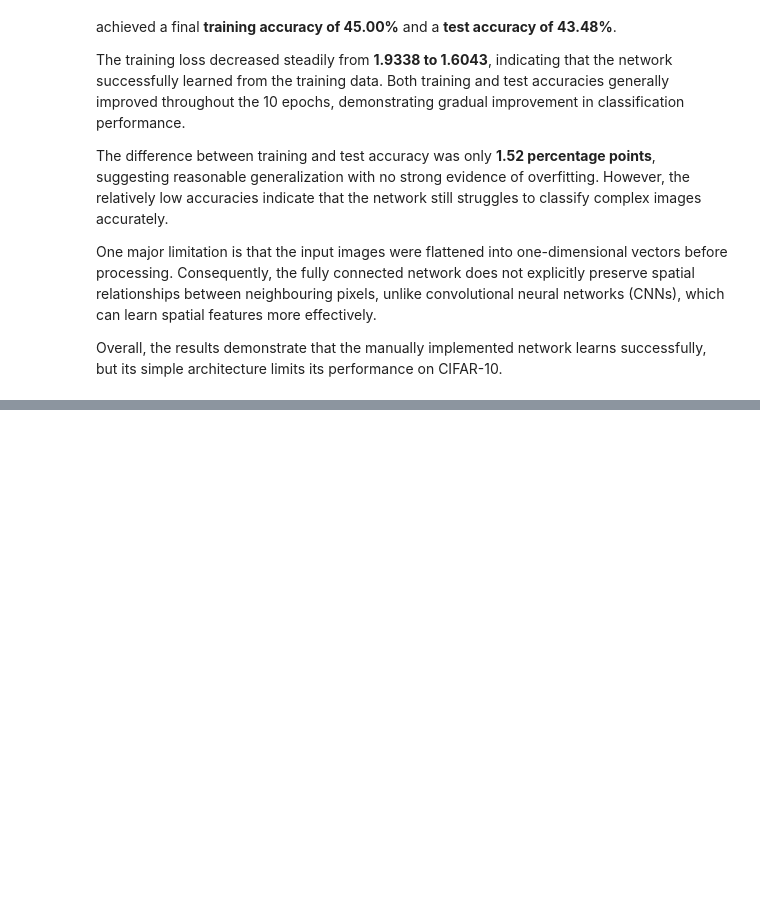
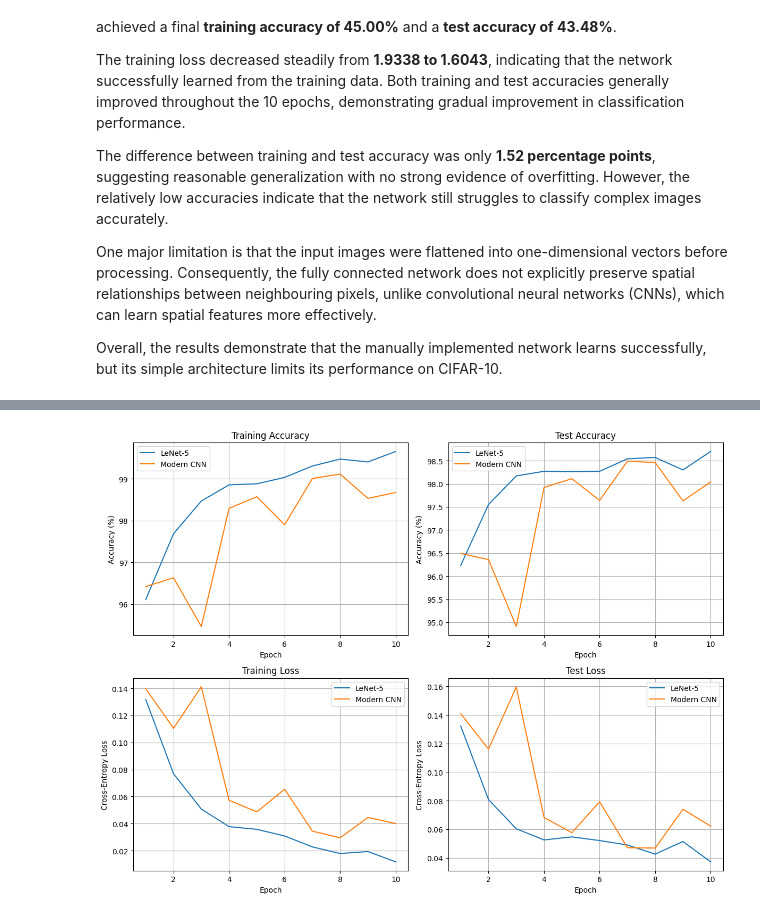
Before and after one commit to Janani-Hendeniya/EN3160_Assignment_03, a Jupyter notebook: 230238R_A03.ipynb, the cells around one changed output, grey strips where cells are left out. Saved outputs shown, nothing was run; the diff lists cells and outputs as text; code cells hidden in the pictures; blank space fills up the shorter version.

```diff
--- a/230238R_A03.ipynb
+++ b/230238R_A03.ipynb
@@ -292,0 +556,12 @@ Overall, the results demonstrate that the manually implemented network learns su
+# %%
+#4.7 Train the modern CNN
+print("Training Modern CNN")
+
+modern_history = train_model(
+    modern_cnn,
+    mnist_train_loader,
+    mnist_test_loader,
+    epochs=10,
+    lr=0.001,
+    train_eval_loader=mnist_train_eval_loader
+)
@@ -292,0 +580,56 @@ Overall, the results demonstrate that the manually implemented network learns su
+# %%
+#4.8 Plot the training and test curves
+fig, axes = plt.subplots(2, 2, figsize=(12, 9))
+
+epochs_axis = range(1, 11)
+
+# Training accuracy
+axes[0, 0].plot(
+    epochs_axis, lenet_history["train_acc"], label="LeNet-5"
+)
+axes[0, 0].plot(
+    epochs_axis, modern_history["train_acc"], label="Modern CNN"
+)
+axes[0, 0].set_title("Training Accuracy")
+
+# Test accuracy
+axes[0, 1].plot(
+    epochs_axis, lenet_history["test_acc"], label="LeNet-5"
+)
+axes[0, 1].plot(
+    epochs_axis, modern_history["test_acc"], label="Modern CNN"
+)
+axes[0, 1].set_title("Test Accuracy")
+
+# Training loss
+axes[1, 0].plot(
+    epochs_axis, lenet_history["train_loss"], label="LeNet-5"
+)
+axes[1, 0].plot(
+    epochs_axis, modern_history["train_loss"], label="Modern CNN"
+)
+axes[1, 0].set_title("Training Loss")
+
+# Test loss
+axes[1, 1].plot(
+    epochs_axis, lenet_history["test_loss"], label="LeNet-5"
+)
+axes[1, 1].plot(
+    epochs_axis, modern_history["test_loss"], label="Modern CNN"
+)
+axes[1, 1].set_title("Test Loss")
+
+for ax in axes.flat:
+    ax.set_xlabel("Epoch")
+    ax.grid(True)
+    ax.legend()
+
+axes[0, 0].set_ylabel("Accuracy (%)")
+axes[0, 1].set_ylabel("Accuracy (%)")
+axes[1, 0].set_ylabel("Cross-Entropy Loss")
+axes[1, 1].set_ylabel("Cross-Entropy Loss")
+
+plt.tight_layout()
+plt.show()
+# %% [output]
+[figure, added]
```
Also changed, not shown: parts of 12 cells of this notebook.
